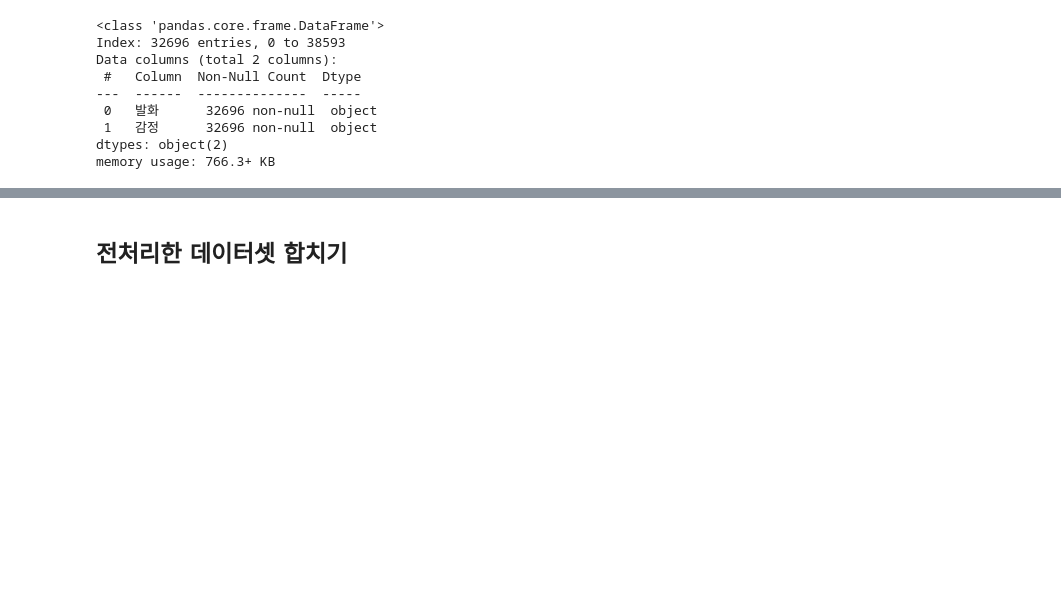
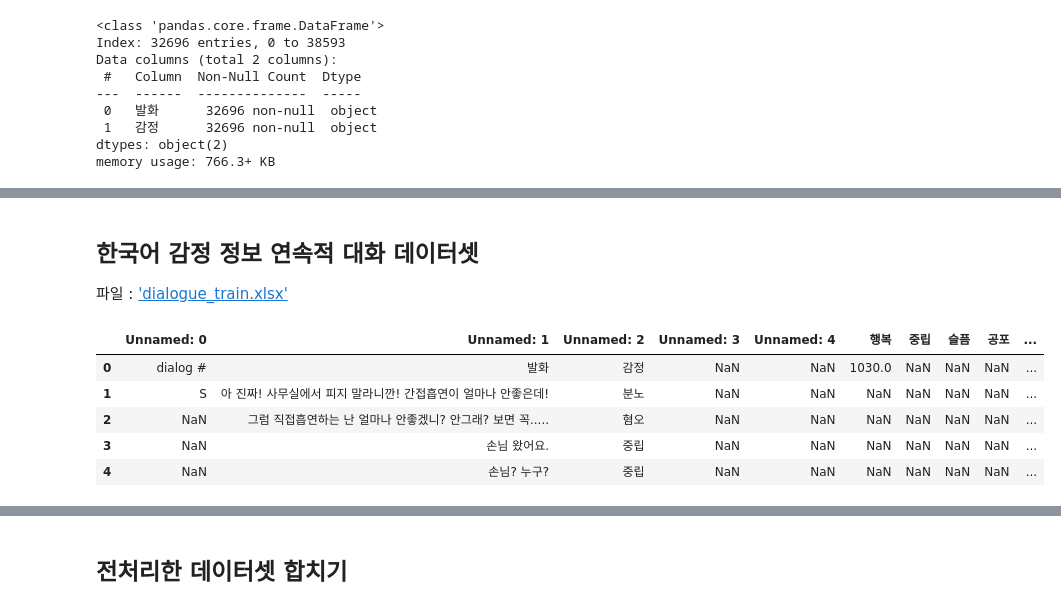
Before and after one commit to Dev-LeeJ05/Sentiment-Analysis, a Jupyter notebook: DataPreProcessor.ipynb, the cells around one changed output, grey strips where cells are left out. Drawn from its saved outputs; the diff is of its cells as text; code cells hidden in the pictures; blank space fills up the shorter version.

```diff
--- a/DataPreProcessor.ipynb
+++ b/DataPreProcessor.ipynb
@@ -72,0 +173,13 @@ array(['불안', '분노', '슬픔', '중립', '행복', '혐오'], dtype=object
+# %% [markdown]
+## 한국어 감정 정보 연속적 대화 데이터셋
+파일 : ['dialogue_train.xlsx'](https://aihub.or.kr/opendata/keti-data/recognition-laguage/KETI-02-010)
+# %%
+dialogue_df = pd.read_excel(f'{datasetsFilePath}dialogue_train.xlsx')
+dialogue_df.head()
+# %% [output]
+|  | Unnamed: 0 | Unnamed: 1 | Unnamed: 2 | Unnamed: 3 | Unnamed: 4 | 행복 | 중립 | 슬픔 | 공포 | ... |
+| 0 | dialog # | 발화 | 감정 | NaN | NaN | 1030.0 | NaN | NaN | NaN | ... |
+| 1 | S | 아 진짜! 사무실에서 피지 말라니깐! 간접흡연이 얼마나 안좋은데! | 분노 | NaN | NaN | NaN | NaN | NaN | NaN | ... |
+| 2 | NaN | 그럼 직접흡연하는 난 얼마나 안좋겠니? 안그래? 보면 꼭..... | 혐오 | NaN | NaN | NaN | NaN | NaN | NaN | ... |
+| 3 | NaN | 손님 왔어요. | 중립 | NaN | NaN | NaN | NaN | NaN | NaN | ... |
+| 4 | NaN | 손님? 누구? | 중립 | NaN | NaN | NaN | NaN | NaN | NaN | ... |
```
Also changed, not shown: parts of 23 cells of this notebook, 4 other files.
